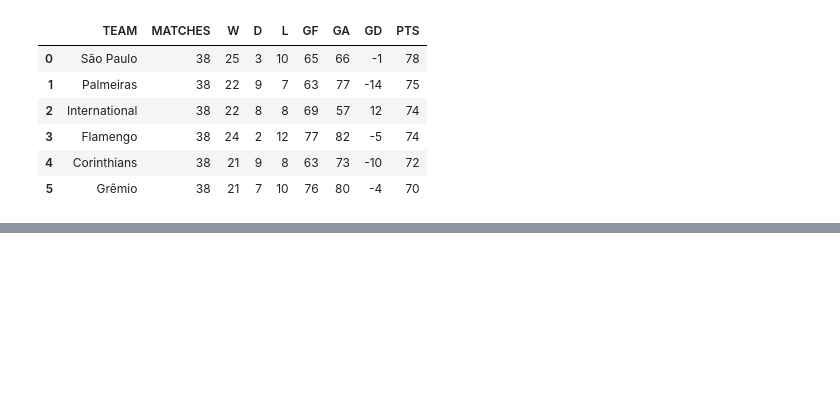
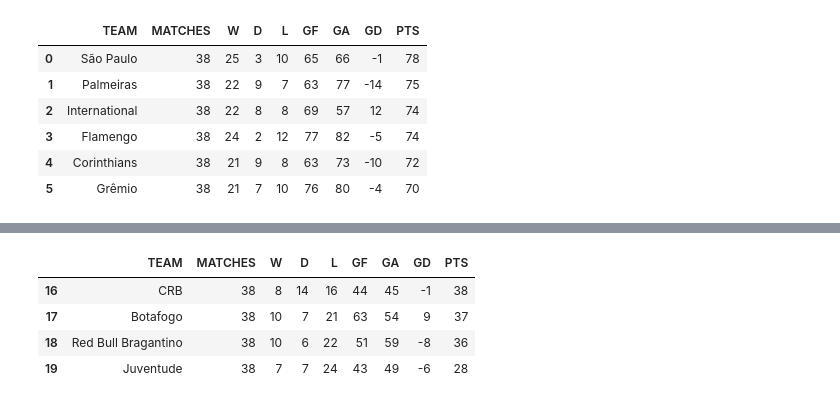
Before and after one commit to Rochamarc/tournament, a Jupyter notebook: DeepTableAnalysis.ipynb, the cells around one changed output, grey strips where cells are left out. Cells and saved outputs as stored; diff of their text form; code cells hidden in the pictures; blank space fills up the shorter version.

```diff
--- a/DeepTableAnalysis.ipynb
+++ b/DeepTableAnalysis.ipynb
@@ -133,0 +231,8 @@ firsts_serie_a_30
+# %%
+z4_serie_a_24
+# %% [output]
+|  | TEAM | MATCHES | W | D | L | GF | GA | GD | PTS |
+| 16 | CRB | 38 | 8 | 14 | 16 | 44 | 45 | -1 | 38 |
+| 17 | Botafogo | 38 | 10 | 7 | 21 | 63 | 54 | 9 | 37 |
+| 18 | Red Bull Bragantino | 38 | 10 | 6 | 22 | 51 | 59 | -8 | 36 |
+| 19 | Juventude | 38 | 7 | 7 | 24 | 43 | 49 | -6 | 28 |
```
Also changed, not shown: parts of 24 cells of this notebook.
